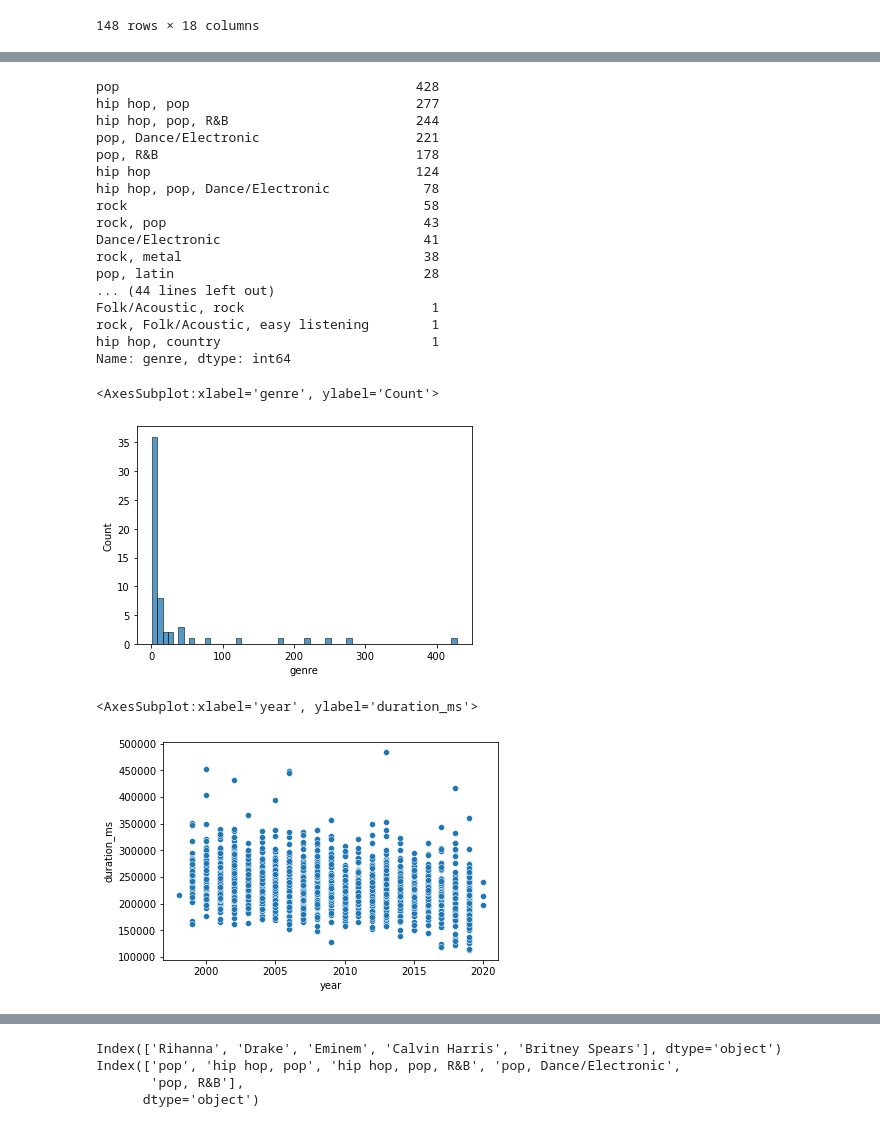
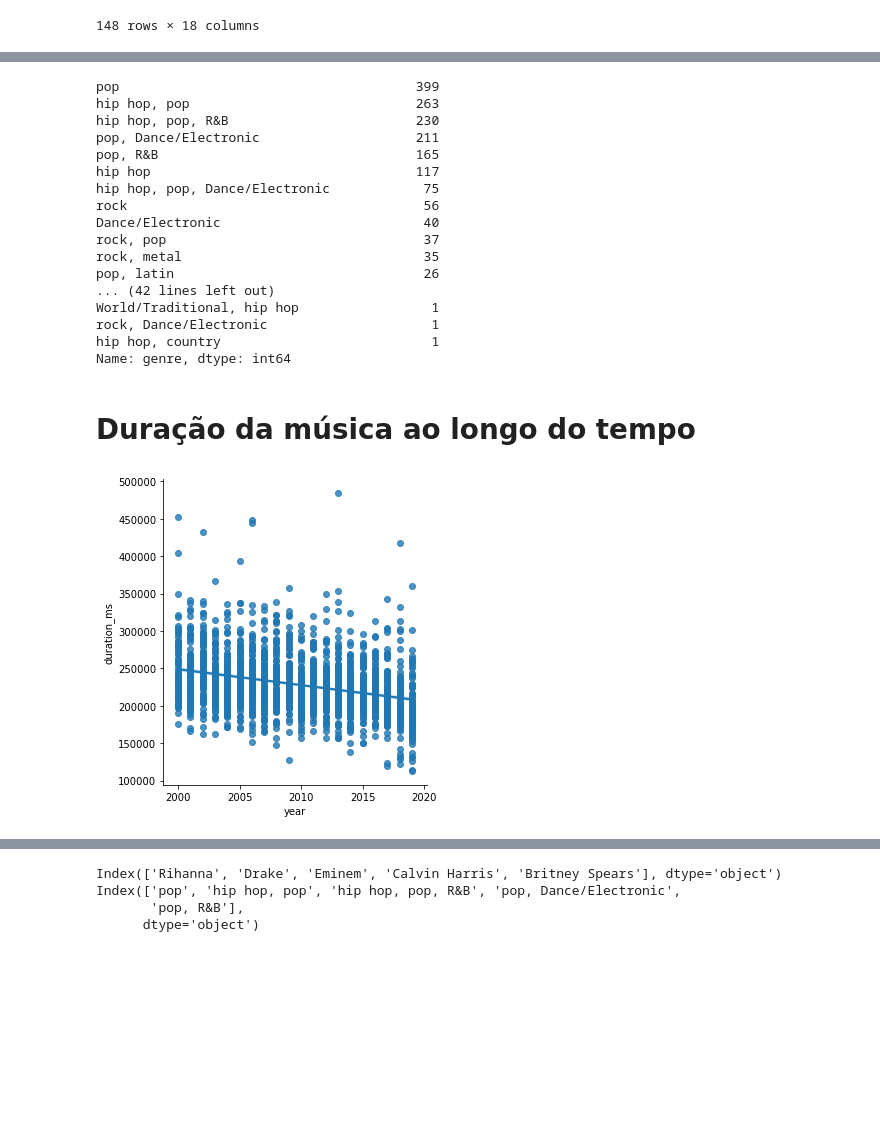
Before and after one commit to alexfloripavieira/neo-evolution-project-group-3, a Jupyter notebook: project-group-3.ipynb, the cells around one changed output, grey strips where cells are left out. Saved outputs shown, nothing was run; the diff lists cells and outputs as text; code cells hidden in the pictures; blank space fills up the shorter version.

```diff
--- a/project-group-3.ipynb
+++ b/project-group-3.ipynb
@@ -154,32 +223,33 @@ sns.pairplot(df_nao_dup[['danceability', 'energy','loudness', 'speechiness', 'ac
 # %%
-genre = df['genre'].value_counts()
+genre = df_normalized['genre'].value_counts()
 
 print(genre)
 # %% [output]
-pop                                      428
-hip hop, pop                             277
-hip hop, pop, R&B                        244
-pop, Dance/Electronic                    221
-pop, R&B                                 178
-hip hop                                  124
-hip hop, pop, Dance/Electronic            78
-rock                                      58
-rock, pop                                 43
-Dance/Electronic                          41
-rock, metal                               38
-pop, latin                                28
-... (44 lines left out)
-Folk/Acoustic, rock                        1
-rock, Folk/Acoustic, easy listening        1
+pop                                      399
+hip hop, pop                             263
+hip hop, pop, R&B                        230
+pop, Dance/Electronic                    211
+pop, R&B                                 165
+hip hop                                  117
+hip hop, pop, Dance/Electronic            75
+rock                                      56
+Dance/Electronic                          40
+rock, pop                                 37
+rock, metal                               35
+pop, latin                                26
+... (42 lines left out)
+World/Traditional, hip hop                 1
+rock, Dance/Electronic                     1
 hip hop, country                           1
 Name: genre, dtype: int64
-# %%
-sns.histplot(genre)
-# %% [output]
-<AxesSubplot:xlabel='genre', ylabel='Count'>
-[figure, removed]
+# %% [markdown]
+# Duração da música ao longo do tempo
 # %%
-sns.scatterplot(data=df, x='year', y='duration_ms')
+sns.lmplot(data = df_normalized,
+          x = 'year',
+          y = 'duration_ms')
+
+# Mostra o Gráfico
+plt.show()
 # %% [output]
-<AxesSubplot:xlabel='year', ylabel='duration_ms'>
-[figure, old version]
+[figure, new version]
```
Also changed, not shown: parts of 33 cells of this notebook, 1 other file.
